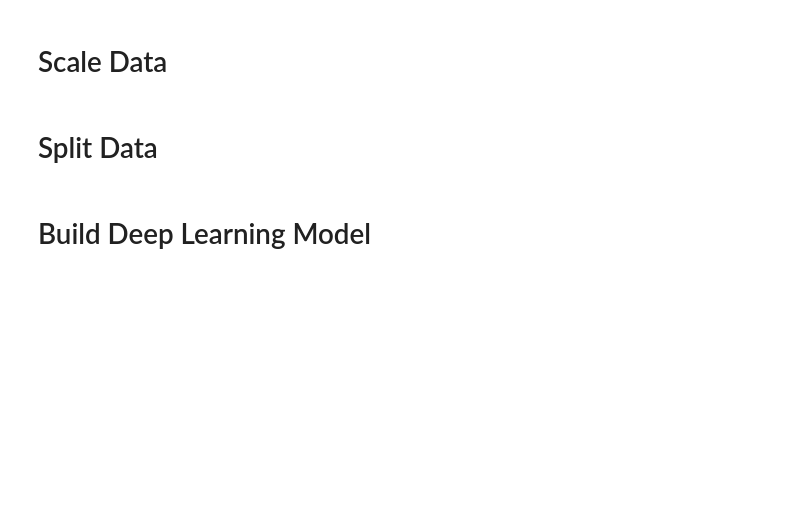
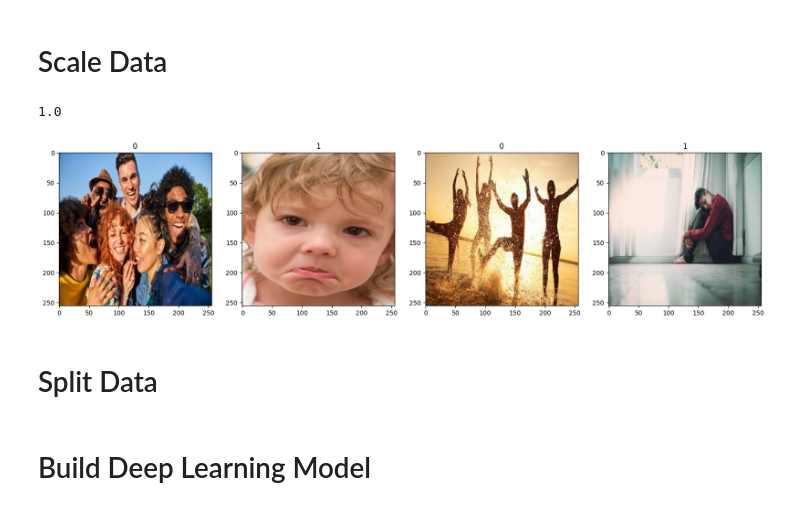
Before and after one commit to Benyamain/DeepLearningImageClassification, a Jupyter notebook: Image Classification.ipynb, the cells around one changed output. Saved outputs shown, nothing was run; the diff lists cells and outputs as text; code cells hidden in the pictures; blank space fills up the shorter version.

Commit message:
Standardized the data to be values between 0 and 1

```diff
--- a/Image Classification.ipynb
+++ b/Image Classification.ipynb
@@ -168,4 +178,29 @@ for idx, img in enumerate(batch[0][:4]):
 # %% [markdown]
 # Scale Data
+# %%
+# Preprocess
+# Scale the image data between 0 and 1 instead of 0 to 255 to help the deep learning model generalize faster and produces better results
+# Apply a transformation in the pipeline as our data is being preprocessed
+# x: images
+# y: labels
+data = data.map(lambda x,y: (x/255, y))
+# %%
+# Another way of getting access to our iterator
+scaled_iterator = data.as_numpy_iterator()
+# %%
+batch = scaled_iterator.next()
+# %%
+batch[0].max()
+# %% [output]
+1.0
+# %%
+fig, ax = plt.subplots(ncols=4, figsize=(20,20))
+
+for idx, img in enumerate(batch[0][:4]):
+    # No longer int since between 0 and 1
+    ax[idx].imshow(img)
+    ax[idx].title.set_text(batch[1][idx])
+# %% [output]
+[figure, added]
 # %% [markdown]
 # Split Data
```
Also changed, not shown: parts of 3 cells of this notebook.
